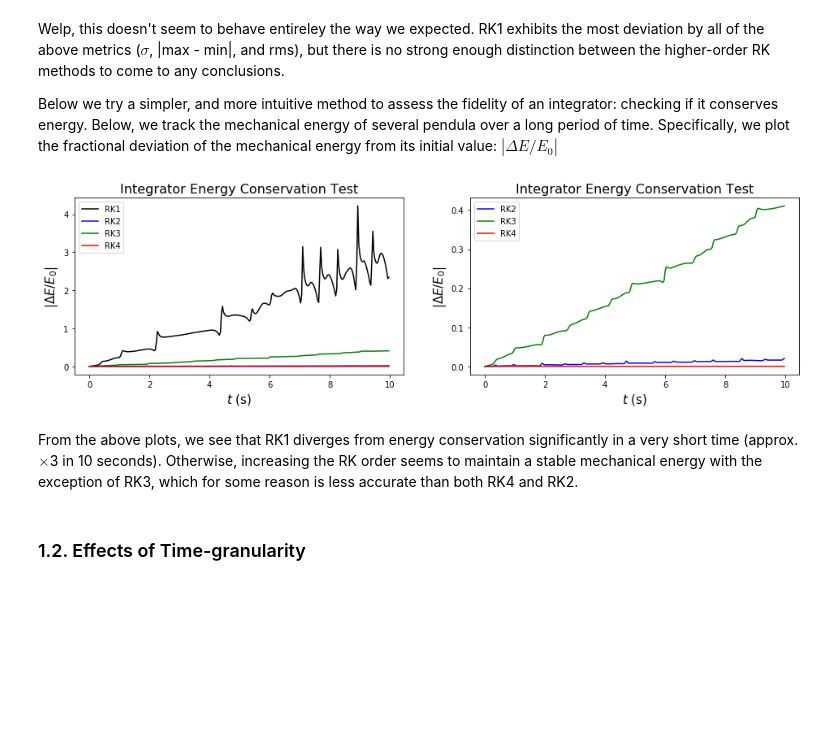
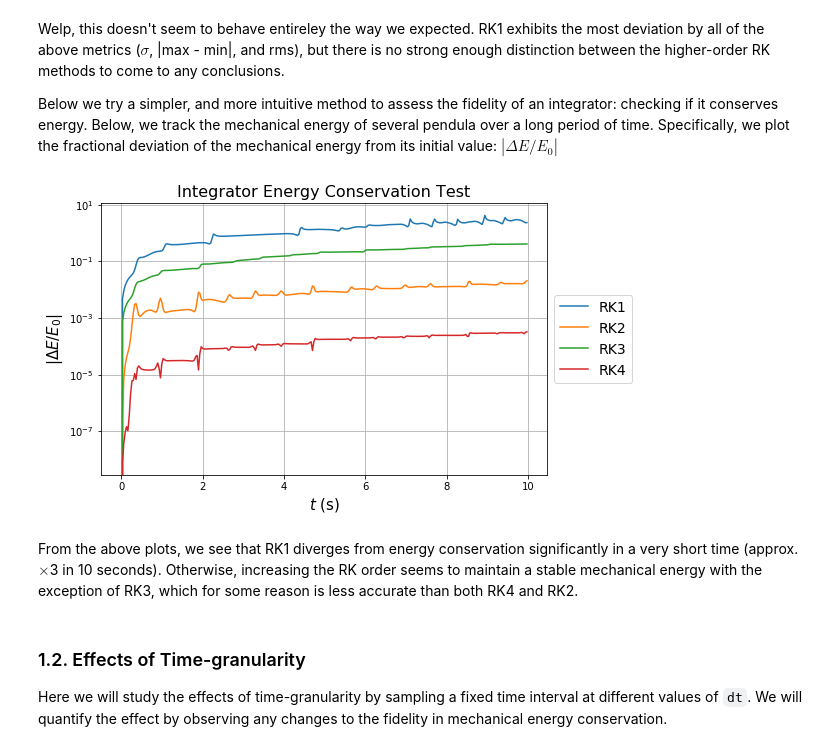
Before and after one commit to MSenani/DoublePendulum, a Jupyter notebook: Double-Pendulum-Analysis.ipynb, the cells around one changed output. Cells and saved outputs as stored; diff of their text form; code cells hidden in the pictures; blank space fills up the shorter version.

Commit message:
Most graphs complete minus small-angle approx

```diff
--- a/Double-Pendulum-Analysis.ipynb
+++ b/Double-Pendulum-Analysis.ipynb
@@ -763,37 +766,37 @@ for intg in range(len(integrators)):
     rms_2 = getDeviationStat(theta_2_list, lambda x: np.sqrt(np.mean(x**2)) )
 
     # Plotting
-    ax1.plot(t, std_1, label = intg_names[intg])
+    ax1.semilogy(t, std_1, label = intg_names[intg])
 #     ax1.set_xlabel('$t$ (s)', fontsize = 14)
     ax1.set_ylabel('$\\sigma$ (rad)', fontsize = 14)
     ax1.set_title('Top Pendulum Deviation', fontsize = 16)
     ax1.legend()
 
-    ax2.plot(t, std_2, label = intg_names[intg])
+    ax2.semilogy(t, std_2, label = intg_names[intg])
 #     ax2.set_xlabel('$t$ (s)', fontsize = 14)
     ax2.set_ylabel('$\\sigma$ (rad)', fontsize = 14)
     ax2.set_title('Bottom Pendulum Deviation', fontsize = 16)
     ax2.legend()
 
-    ax3.plot(t, maxmin_1, label = intg_names[intg])
+    ax3.semilogy(t, maxmin_1, label = intg_names[intg])
 #     ax3.set_xlabel('$t$ (s)', fontsize = 14)
     ax3.set_ylabel('|max-min| (rad)', fontsize = 14)
     ax3.set_title('Top Pendulum Deviation', fontsize = 16)
     ax3.legend()
 
-    ax4.plot(t, maxmin_2, label = intg_names[intg])
+    ax4.semilogy(t, maxmin_2, label = intg_names[intg])
 #     ax4.set_xlabel('$t$ (s)', fontsize = 14)
     ax4.set_ylabel('|max-min| (rad)', fontsize = 14)
     ax4.set_title('Bottom Pendulum Deviation', fontsize = 16)
     ax4.legend()
 
-    ax5.plot(t, rms_1, label = intg_names[intg])
+    ax5.semilogy(t, rms_1, label = intg_names[intg])
     ax5.set_xlabel('$t$ (s)', fontsize = 14)
     ax5.set_ylabel('$\\sqrt{\\bar{\\theta}}$ (rad)', fontsize = 14)
     ax5.set_title('Top Pendulum Deviation', fontsize = 16)
     ax5.legend()
 
-    ax6.plot(t, rms_2, label = intg_names[intg])
+    ax6.semilogy(t, rms_2, label = intg_names[intg])
     ax6.set_xlabel('$t$ (s)', fontsize = 14)
     ax6.set_ylabel('$\\sqrt{\\bar{\\theta}}$ (rad)', fontsize = 14)
     ax6.set_title('Bottom Pendulum Deviation', fontsize = 16)
@@ -831,44 +834,38 @@ z_0 = np.array([theta0_2, omega0_2])
 # %%
 # Double pendulum ODE
 doublePendulum = (innerPendulum, outerPendulum)
 
 # List of integrator function handles
 integrators = [RK1, RK2, RK3, RK4]
 intg_names  = ['RK1','RK2', 'RK3', 'RK4']
 
 # Prepare plot
-fig = plt.figure(figsize = (16,4))
-ax1 = fig.add_subplot(121)
-ax2 = fig.add_subplot(122)
+fig = plt.figure(figsize = (8,5))
+ax = fig.add_subplot(111)
 
-ax1.set_xlabel('$t$ (s)', fontsize = 15)
-ax1.set_ylabel('$|\\Delta{E}/E_0|$', fontsize = 15)
-ax1.set_title('Integrator Energy Conservation Test', fontsize = 16)
-
-ax2.set_xlabel('$t$ (s)', fontsize = 15)
-ax2.set_ylabel('$|\\Delta{E}/E_0|$', fontsize = 15)
-ax2.set_title('Integrator Energy Conservation Test', fontsize = 16)
+ax.set_xlabel('$t$ (s)', fontsize = 15)
+ax.set_ylabel('$|\\Delta{E}/E_0|$', fontsize = 15)
+ax.set_title('Integrator Energy Conservation Test', fontsize = 16)
 
 # Get the initial mechanical energy
 E0, T0, U0 = getEnergy(y_0[0], y_0[1], z_0[0], z_0[1], solve_args)
 
 for intg in range(len(integrators)):
 
     integrate = integrators[intg]  # get the integrator handle
     y, z = integrate(doublePendulum, y_0, z_0, t, solve_args)
     E, T, U = getEnergy(y[:,0], y[:,1], z[:,0], z[:,1], solve_args)
 
-    c = ['k','b','g','r']
-    ax1.plot(t, abs((E-E0)/E0), c[intg], label = intg_names[intg])
-    if intg > 0:
-        ax2.plot(t, abs((E-E0)/E0), c[intg], label = intg_names[intg])
+    ax.semilogy(t, abs((E-E0)/E0), label = intg_names[intg])
 
-ax1.legend()
-ax2.legend()
+ax.legend(loc = 'center left', bbox_to_anchor = (1, 0.5), fontsize = 14)
+plt.grid()
 plt.show()
 # %% [output]
-[figure, old version]
+[figure, new version]
 # %% [markdown]
 From the above plots, we see that RK1 diverges from energy conservation significantly in a very short time (approx. $\times$3 in 10 seconds). Otherwise, increasing the RK order seems to maintain a stable mechanical energy with the exception of RK3, which for some reason is less accurate than both RK4 and RK2.
-# %% [markdown]
-### 1.2. Effects of Time-granularity
+# %% [markdown]
+### 1.2. Effects of Time-granularity
+
+Here we will study the effects of time-granularity by sampling a fixed time interval at different values of `dt`. We will quantify the effect by observing any changes to the fidelity in mechanical energy conservation.
```
Also changed, not shown: parts of 13 cells of this notebook, 1 other file.
